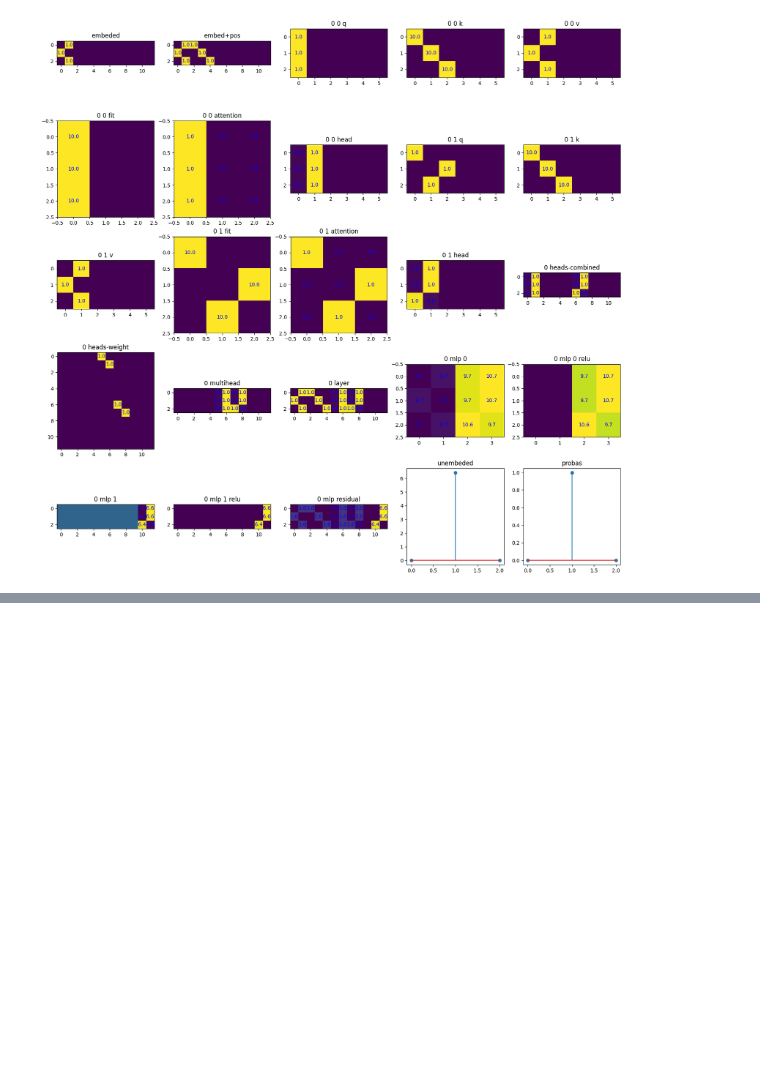
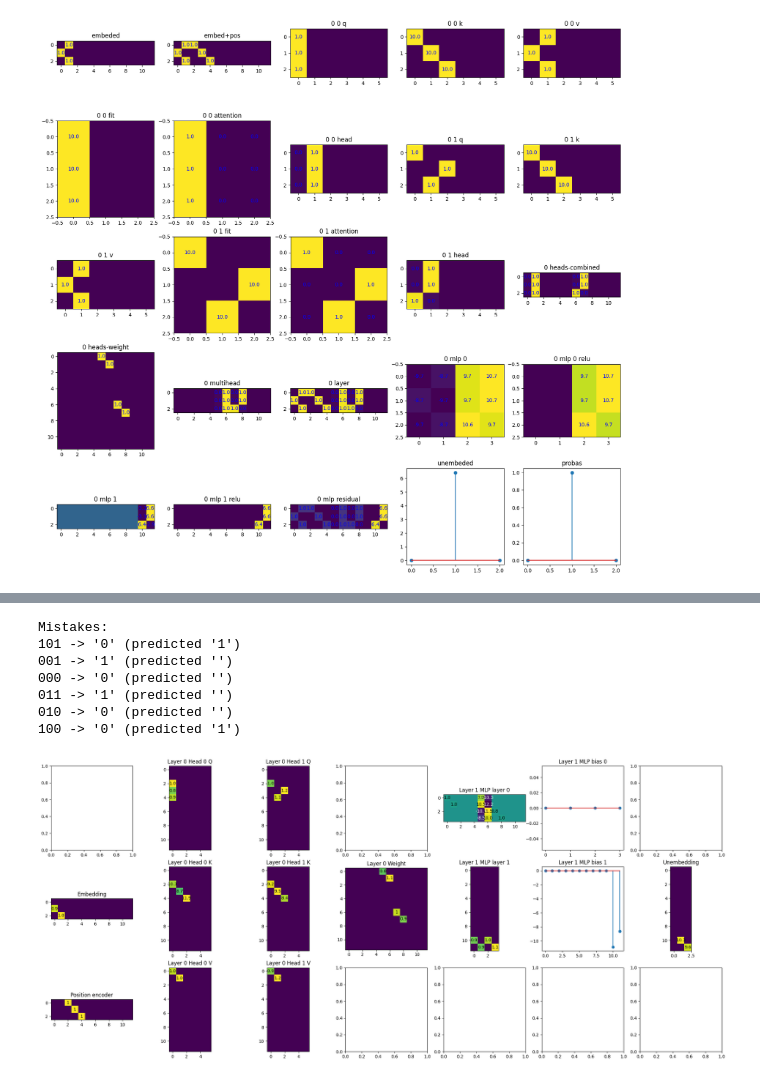
Before and after one commit to ddorn/hand-transformers, a Jupyter notebook: handmade.ipynb, the cells around one changed output, grey strips where cells are left out. Cells and saved outputs as stored; diff of their text form; code cells hidden in the pictures; blank space fills up the shorter version.

```diff
--- a/handmade.ipynb
+++ b/handmade.ipynb
@@ -157,0 +218,21 @@ Loss: 0.56  Accuracy: 1000 / 1000
+# %%
+# Inspecting a model that does not work because of noise
+while True:
+    model = perturb(if_then_else(), 0.1)
+    if EXO.test(model, 1000, verbose=False)[0] < 1000:
+        break
+
+show_transformer(model)
+
+print("Mistakes:")
+for x, correct, predicted in EXO.mistakes(model):
+    print(f"{x} -> {correct!r} (predicted {predicted!r})")
+# %% [output]
+Mistakes:
+101 -> '0' (predicted '1')
+001 -> '1' (predicted '')
+000 -> '0' (predicted '')
+011 -> '1' (predicted '')
+010 -> '0' (predicted '')
+100 -> '0' (predicted '1')
+[figure, added]
```
Also changed, not shown: parts of 14 cells of this notebook, 1 other file.
